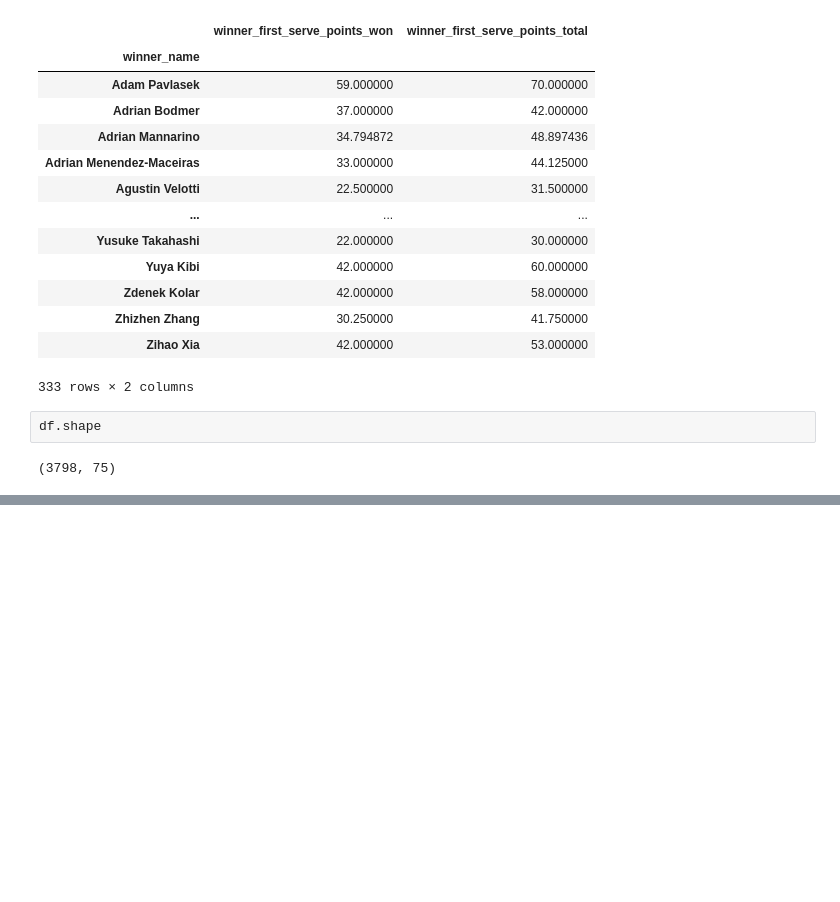
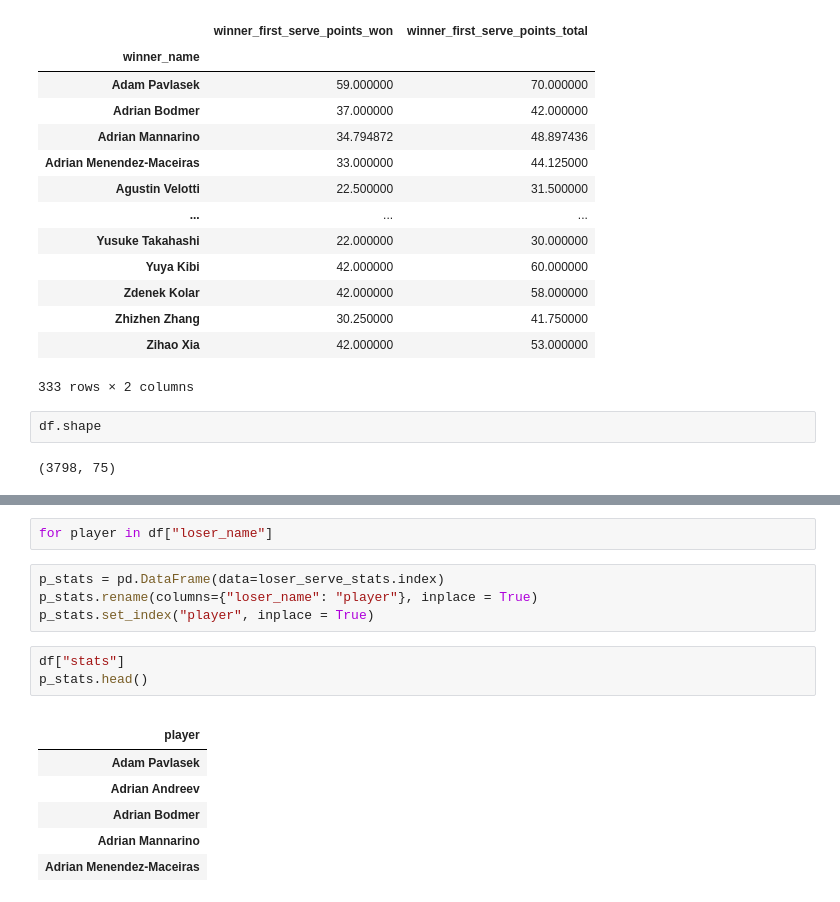
Before and after one commit to aidandom/Capstone, a Jupyter notebook: Capstone.ipynb, the cells around one changed output, grey strips where cells are left out. Cells and saved outputs as stored; diff of their text form; blank space fills up the shorter version.

```diff
--- a/Capstone.ipynb
+++ b/Capstone.ipynb
@@ -217,0 +295,17 @@ df.shape
+# %%
+for player in df["loser_name"]
+# %%
+p_stats = pd.DataFrame(data=loser_serve_stats.index)
+p_stats.rename(columns={"loser_name": "player"}, inplace = True)
+p_stats.set_index("player", inplace = True)
+# %%
+df["stats"]
+p_stats.head()
+# %% [output]
+|  |
+| player |
+| Adam Pavlasek |
+| Adrian Andreev |
+| Adrian Bodmer |
+| Adrian Mannarino |
+| Adrian Menendez-Maceiras |
```
Also changed, not shown: parts of 11 cells of this notebook.
